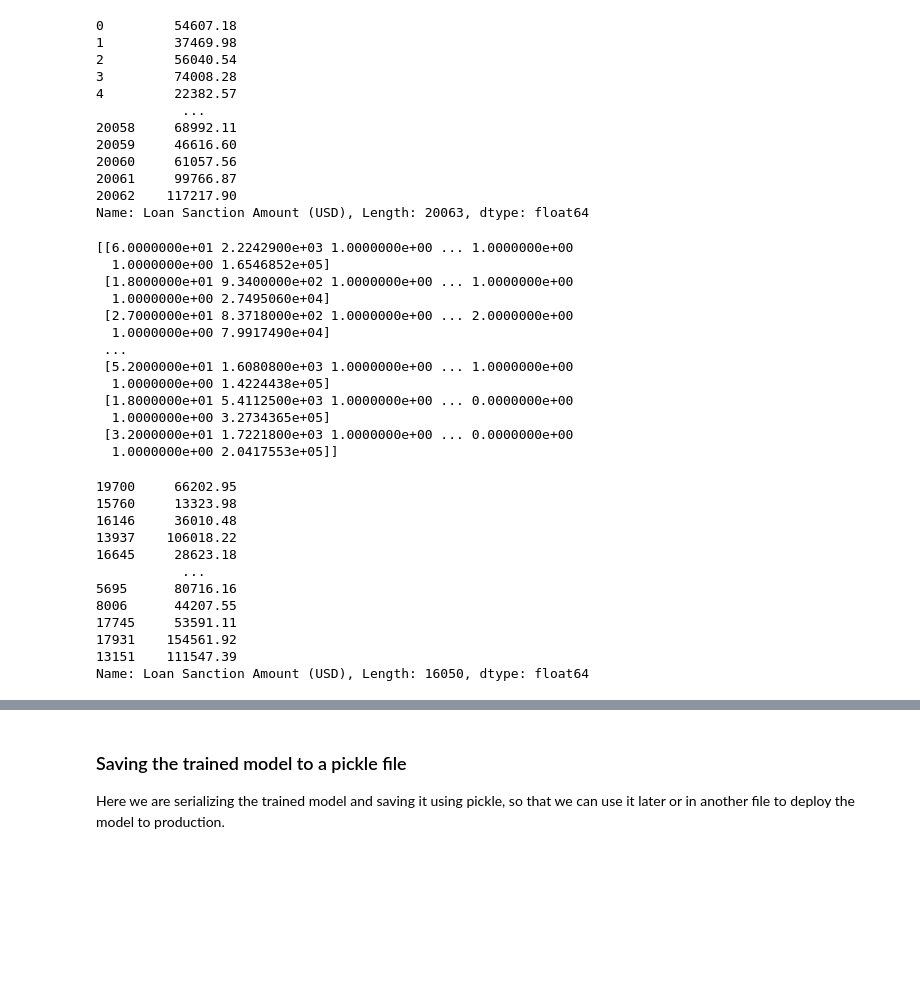
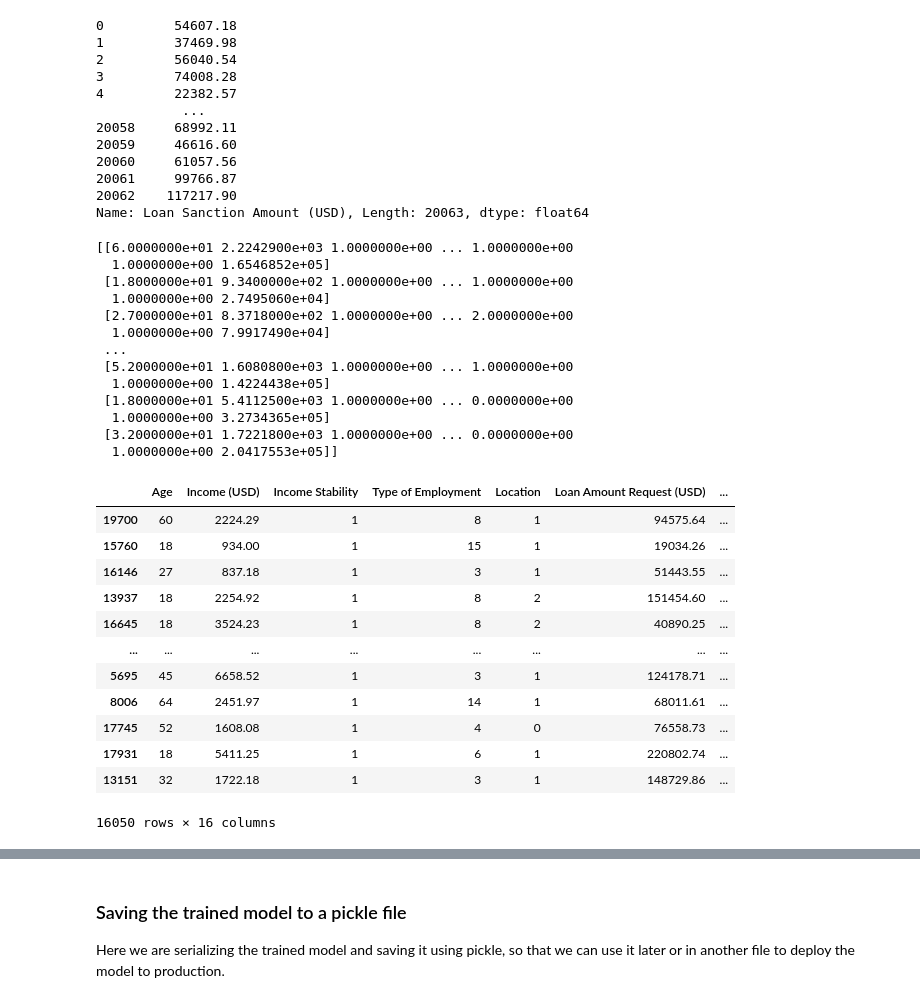
Before and after one commit to Karthikb777/ML-internship, a Jupyter notebook: models/LinearRegression.ipynb, the cells around one changed output, grey strips where cells are left out. Cells and saved outputs as stored; diff of their text form; code cells hidden in the pictures; blank space fills up the shorter version.

```diff
--- a/models/LinearRegression.ipynb
+++ b/models/LinearRegression.ipynb
@@ -72,33 +72,34 @@ X_train, X_test, Y_train, Y_test = train_test_split(X, Y, test_size=0.2, random_
 # %%
 import numpy as np
 print(np.array(X_train))
-Y_train
+X_train
 # %% [output]
 [[6.0000000e+01 2.2242900e+03 1.0000000e+00 ... 1.0000000e+00
   1.0000000e+00 1.6546852e+05]
  [1.8000000e+01 9.3400000e+02 1.0000000e+00 ... 1.0000000e+00
   1.0000000e+00 2.7495060e+04]
  [2.7000000e+01 8.3718000e+02 1.0000000e+00 ... 2.0000000e+00
   1.0000000e+00 7.9917490e+04]
  ...
  [5.2000000e+01 1.6080800e+03 1.0000000e+00 ... 1.0000000e+00
   1.0000000e+00 1.4224438e+05]
  [1.8000000e+01 5.4112500e+03 1.0000000e+00 ... 0.0000000e+00
   1.0000000e+00 3.2734365e+05]
  [3.2000000e+01 1.7221800e+03 1.0000000e+00 ... 0.0000000e+00
   1.0000000e+00 2.0417553e+05]]
+|  | Age | Income (USD) | Income Stability | Type of Employment | Location | Loan Amount Request (USD) | ... |
+| 19700 | 60 | 2224.29 | 1 | 8 | 1 | 94575.64 | ... |
+| 15760 | 18 | 934.00 | 1 | 15 | 1 | 19034.26 | ... |
+| 16146 | 27 | 837.18 | 1 | 3 | 1 | 51443.55 | ... |
+| 13937 | 18 | 2254.92 | 1 | 8 | 2 | 151454.60 | ... |
+| 16645 | 18 | 3524.23 | 1 | 8 | 2 | 40890.25 | ... |
+| ... | ... | ... | ... | ... | ... | ... | ... |
+| 5695 | 45 | 6658.52 | 1 | 3 | 1 | 124178.71 | ... |
+| 8006 | 64 | 2451.97 | 1 | 14 | 1 | 68011.61 | ... |
+| 17745 | 52 | 1608.08 | 1 | 4 | 0 | 76558.73 | ... |
+| 17931 | 18 | 5411.25 | 1 | 6 | 1 | 220802.74 | ... |
+| 13151 | 32 | 1722.18 | 1 | 3 | 1 | 148729.86 | ... |
-19700     66202.95
-15760     13323.98
-16146     36010.48
-13937    106018.22
-16645     28623.18
-           ...
-5695      80716.16
-8006      44207.55
-17745     53591.11
-17931    154561.92
-13151    111547.39
-Name: Loan Sanction Amount (USD), Length: 16050, dtype: float64
+16050 rows × 16 columns
 # %%
 # training the model
 model.fit(X_train, Y_train)
```
Also changed, not shown: parts of 3 cells of this notebook, 3 other files.
